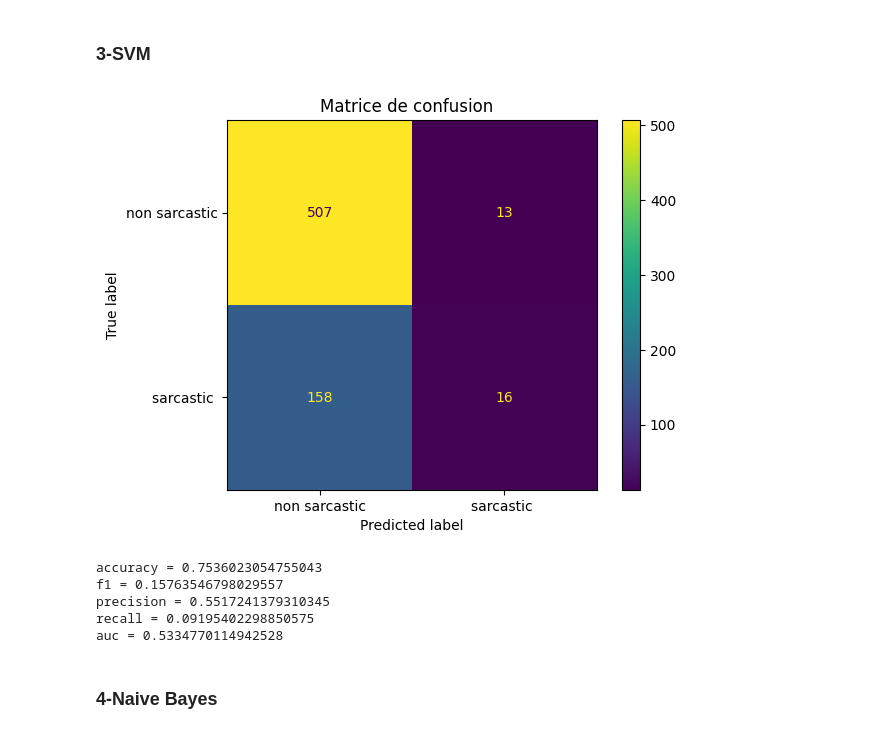
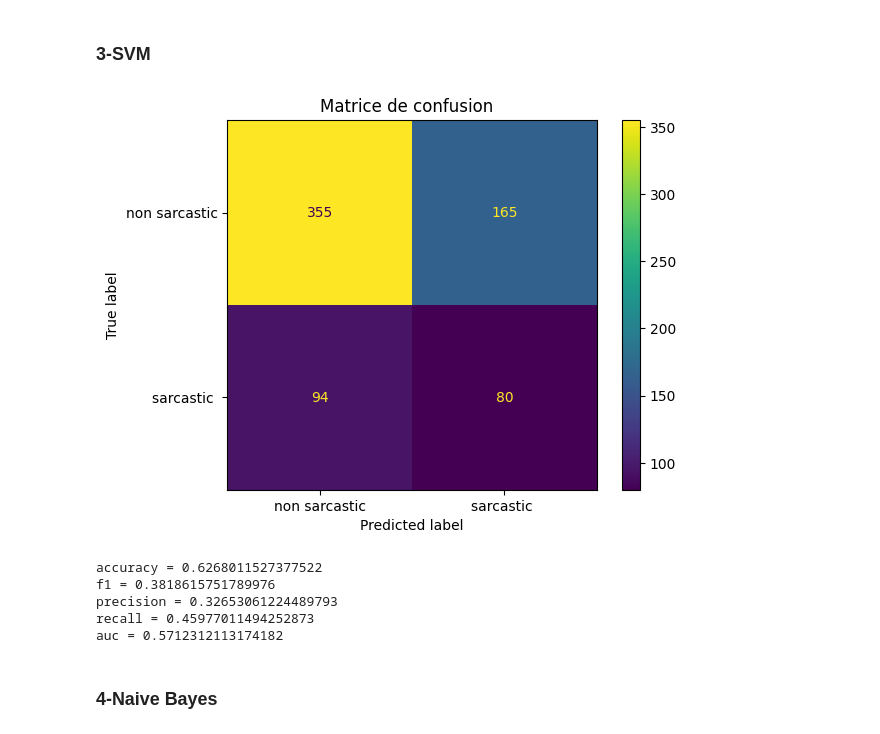
Before and after one commit to azizguesmi/Projet-Ml, a Jupyter notebook: PR.ipynb, the cells around one changed output. Cells and saved outputs as stored; diff of their text form; code cells hidden in the pictures.

```diff
--- a/PR.ipynb
+++ b/PR.ipynb
@@ -284,24 +284,24 @@ auc = 0.48994252873563215
 # %%
 from sklearn.svm import SVC
 
-svm = SVC(kernel='linear')
+svm = SVC(kernel='linear',class_weight='balanced')
 
 param_grid = {
     'gamma': ['scale', 'auto']
 }
 
 g = GridSearchCV(svm, param_grid, cv=3, scoring='f1', n_jobs=-1)
 g.fit(X_train, y_train)
 
 eval_svm = training(X_train, X_test, y_train, y_test, g.best_estimator_)
 scores["svm"] = eval_svm
 # %% [output]
-[figure, old version]
+[figure, new version]
-accuracy = 0.7536023054755043
-f1 = 0.15763546798029557
-precision = 0.5517241379310345
-recall = 0.09195402298850575
-auc = 0.5334770114942528
+accuracy = 0.6268011527377522
+f1 = 0.3818615751789976
+precision = 0.32653061224489793
+recall = 0.45977011494252873
+auc = 0.5712312113174182
 # %% [markdown]
 <h3>4-Naive Bayes</h3>
 # %%
```
Also changed, not shown: parts of 4 cells of this notebook.
